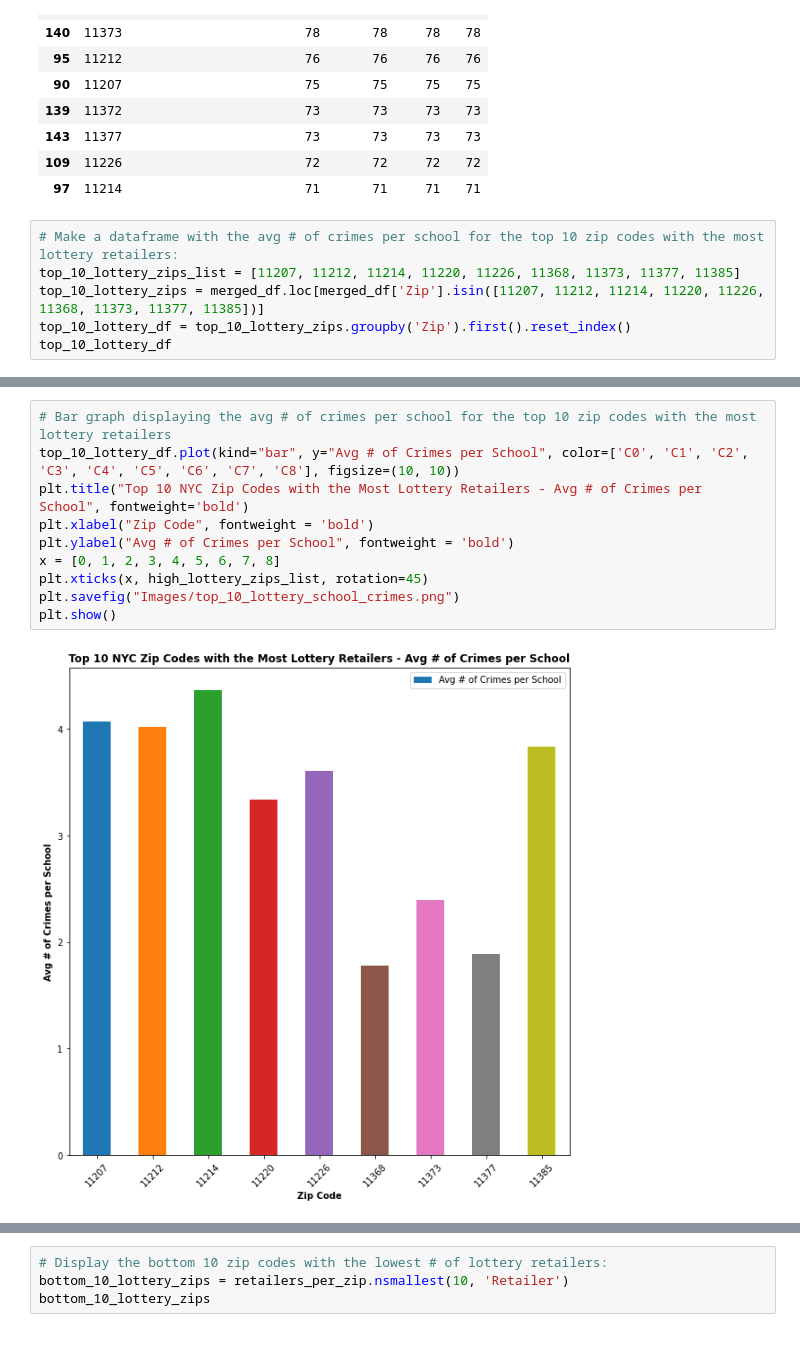
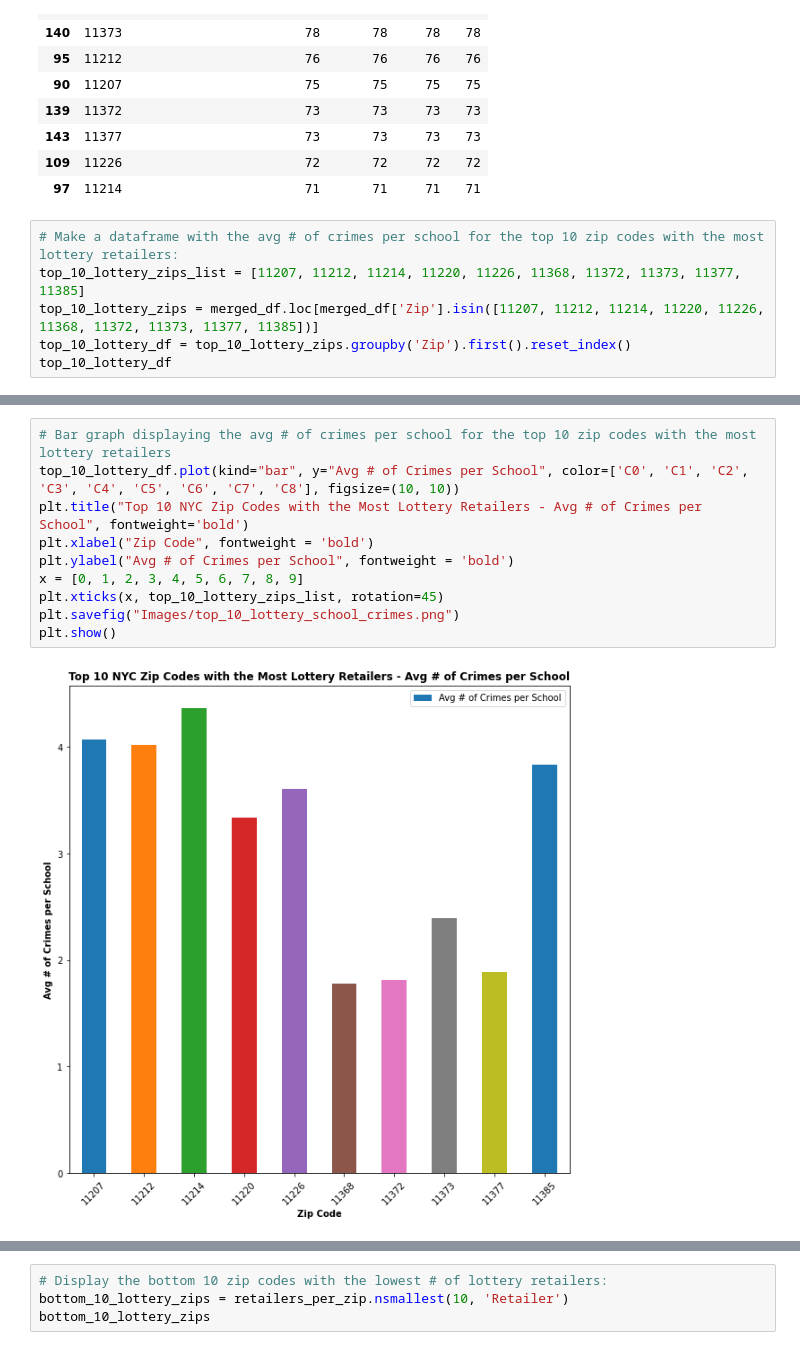
Before and after one commit to kimcrine/project_1, a Jupyter notebook: School_Safety_Analysis2.ipynb, the cells around one changed output, grey strips where cells are left out. Cells and saved outputs as stored; diff of their text form.

```diff
--- a/School_Safety_Analysis2.ipynb
+++ b/School_Safety_Analysis2.ipynb
@@ -263,8 +357,8 @@ top_10_lottery_zips
 | 97 | 11214 | 71 | 71 | 71 | 71 |
 # %%
 # Make a dataframe with the avg # of crimes per school for the top 10 zip codes with the most lottery retailers:
-top_10_lottery_zips_list = [11207, 11212, 11214, 11220, 11226, 11368, 11373, 11377, 11385]
-top_10_lottery_zips = merged_df.loc[merged_df['Zip'].isin([11207, 11212, 11214, 11220, 11226, 11368, 11373, 11377, 11385])]
+top_10_lottery_zips_list = [11207, 11212, 11214, 11220, 11226, 11368, 11372, 11373, 11377, 11385]
+top_10_lottery_zips = merged_df.loc[merged_df['Zip'].isin([11207, 11212, 11214, 11220, 11226, 11368, 11372, 11373, 11377, 11385])]
 top_10_lottery_df = top_10_lottery_zips.groupby('Zip').first().reset_index()
 top_10_lottery_df
 # %% [output]
@@ -281,13 +376,13 @@ top_10_lottery_df
 # %%
 # Bar graph displaying the avg # of crimes per school for the top 10 zip codes with the most lottery retailers
 top_10_lottery_df.plot(kind="bar", y="Avg # of Crimes per School", color=['C0', 'C1', 'C2', 'C3', 'C4', 'C5', 'C6', 'C7', 'C8'], figsize=(10, 10))
 plt.title("Top 10 NYC Zip Codes with the Most Lottery Retailers - Avg # of Crimes per School", fontweight='bold')
 plt.xlabel("Zip Code", fontweight = 'bold')
 plt.ylabel("Avg # of Crimes per School", fontweight = 'bold')
-x = [0, 1, 2, 3, 4, 5, 6, 7, 8]
-plt.xticks(x, high_lottery_zips_list, rotation=45)
+x = [0, 1, 2, 3, 4, 5, 6, 7, 8, 9]
+plt.xticks(x, top_10_lottery_zips_list, rotation=45)
 plt.savefig("Images/top_10_lottery_school_crimes.png")
 plt.show()
 # %% [output]
-[figure, old version]
+[figure, new version]
 # %%
```
Also changed, not shown: parts of 15 cells of this notebook.
